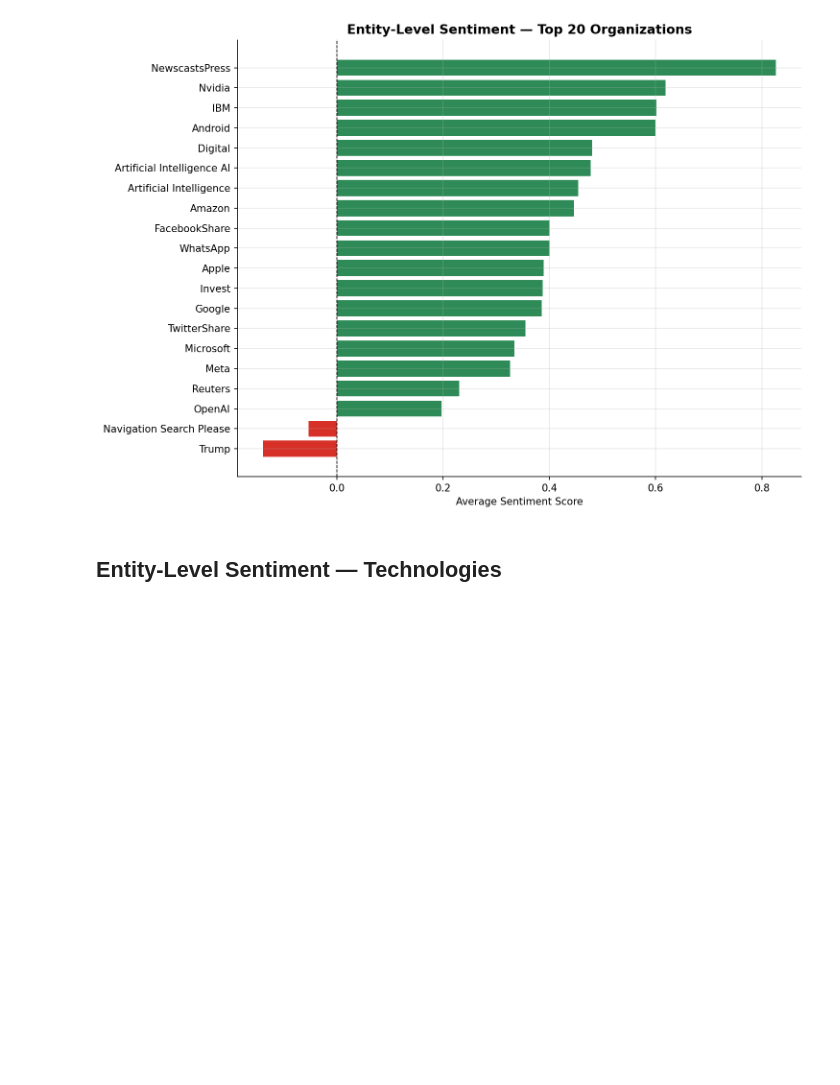
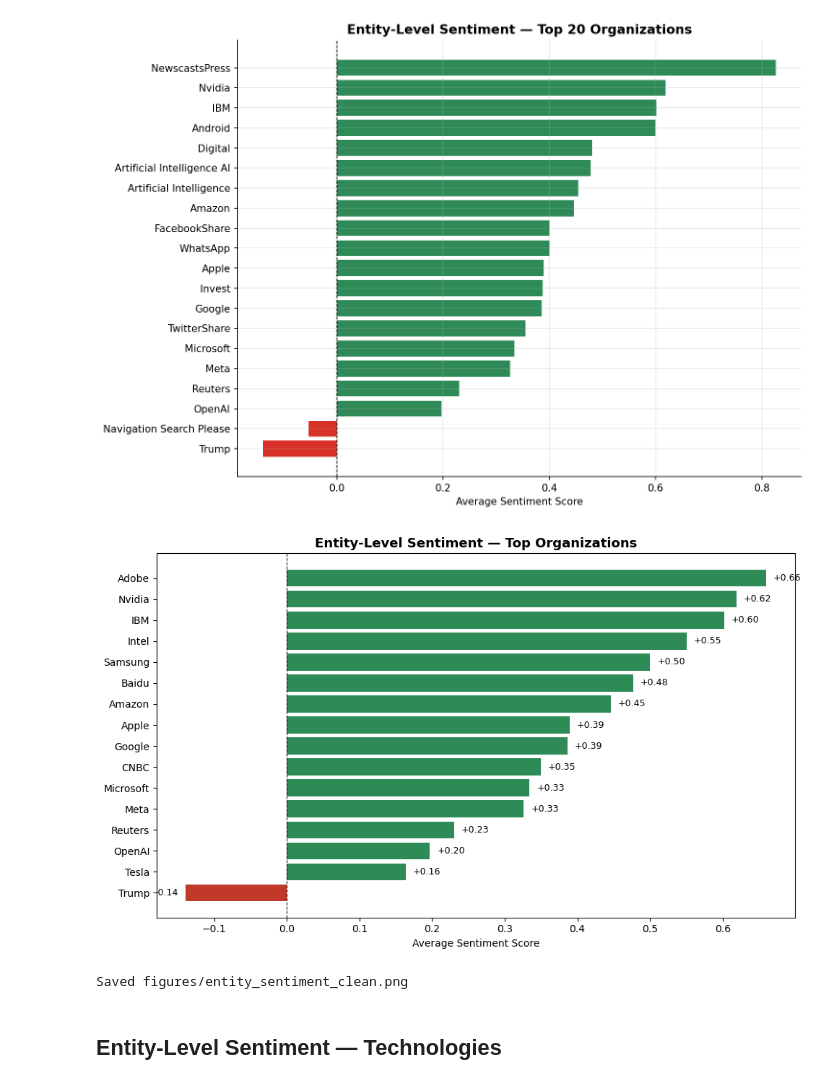
Before and after one commit to Zimengyi/AI-Impact-NLP-Analysis, a Jupyter notebook: notebooks/05_analysis_visualization_new.ipynb, the cells around one changed output. Drawn from its saved outputs; the diff is of its cells as text; code cells hidden in the pictures; blank space fills up the shorter version.

Commit message:
update graphs

```diff
--- a/notebooks/05_analysis_visualization_new.ipynb
+++ b/notebooks/05_analysis_visualization_new.ipynb
@@ -245,6 +245,41 @@ plt.savefig("figures/entity_sentiment.png", dpi=300, bbox_inches="tight")
 plt.show()
 # %% [output]
 [figure]
+# %%
+import pandas as pd
+import matplotlib.pyplot as plt
+
+org_sent = pd.read_csv("outputs/entity_sentiment.csv")
+
+REAL_COMPANIES = [
+    "OpenAI", "Google", "Microsoft", "Apple", "Meta", "Amazon",
+    "Reuters", "IBM", "Nvidia", "Samsung", "Intel", "Tesla",
+    "Anthropic", "Adobe", "CNBC", "Baidu", "Trump"
+]
+
+org_clean = (
+    org_sent[org_sent["entity"].isin(REAL_COMPANIES)]
+    .sort_values("avg_sentiment")
+)
+
+colors = ["#C0392B" if v < 0 else "#2E8B57" for v in org_clean["avg_sentiment"]]
+
+fig, ax = plt.subplots(figsize=(10, 6))
+ax.barh(org_clean["entity"], org_clean["avg_sentiment"], color=colors, edgecolor="none")
+ax.axvline(0, color="black", linewidth=0.8, linestyle="--")
+ax.set_xlabel("Average Sentiment Score")
+ax.set_title("Entity-Level Sentiment — Top Organizations", fontsize=13, fontweight="bold")
+for i, (_, row) in enumerate(org_clean.iterrows()):
+    offset = 0.01 if row["avg_sentiment"] >= 0 else -0.01
+    ha = "left" if row["avg_sentiment"] >= 0 else "right"
+    ax.text(row["avg_sentiment"] + offset, i, f"{row['avg_sentiment']:+.2f}", va="center", ha=ha, fontsize=9)
+plt.tight_layout()
+plt.savefig("figures/entity_sentiment_clean.png", dpi=300, bbox_inches="tight")
+plt.show()
+print("Saved figures/entity_sentiment_clean.png")
+# %% [output]
+[figure, added]
+Saved figures/entity_sentiment_clean.png
 # %% [markdown]
 ## Entity-Level Sentiment — Technologies
 # %%
```
Also changed, not shown: 1 other file.
